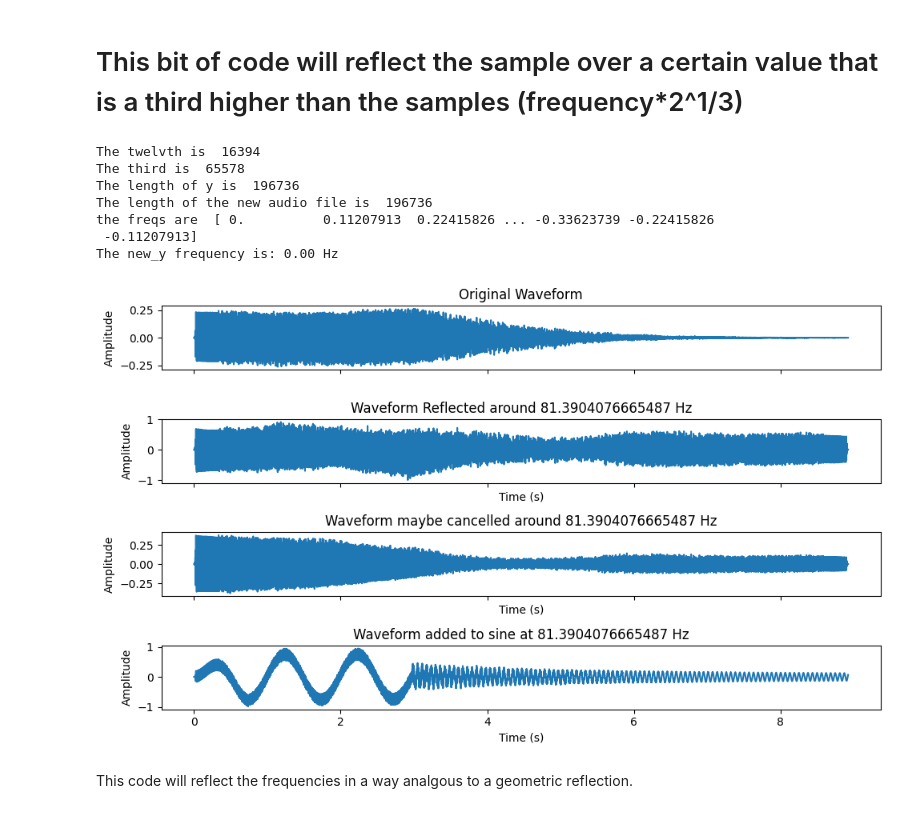
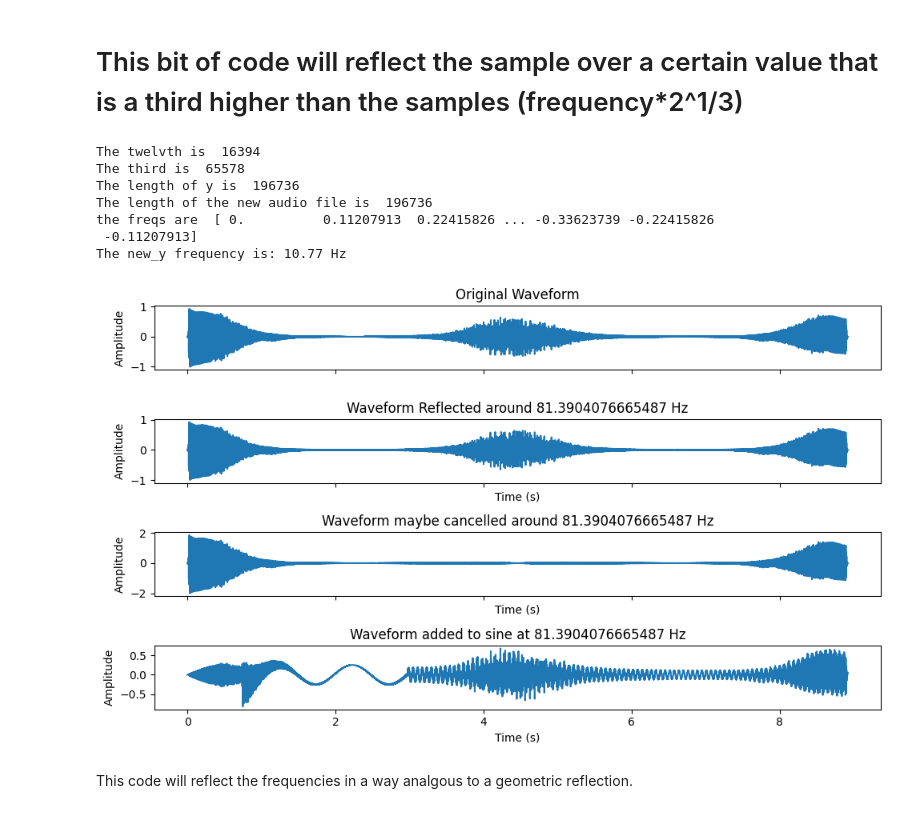
Before and after one commit to mutecypher/Sound_manipulation, a Jupyter notebook: Just_read_and_plot.ipynb, the cells around one changed output. Cells and saved outputs as stored; diff of their text form; code cells hidden in the pictures.

```diff
--- a/Just_read_and_plot.ipynb
+++ b/Just_read_and_plot.ipynb
@@ -4,15 +4,16 @@ import librosa.display
 import matplotlib.pyplot as plt
 import numpy as np
 import soundfile as sf  # Import the soundfile library
+import scipy.signal as signal
 
 # Load an audio file
 print("librosa version is ",librosa.__version__)
-audio_file = '/Volumes/Elements/GitHub/Sound_manipulation/Square C plus LAG-B1-V127-WW9O.aif'
+audio_file = '/Volumes/Elements/GitHub/Sound_manipulation/semi_reflected_sample.aif'
 y, sr = librosa.load(audio_file)
 print("The length of the audio file is ",len(y))
 print("The y parameter is ",y  )
 print("The sr parameter is ",sr  )
-# Display the waveform
+# Display the waveformpip
 plt.figure(figsize=(10, 4))
 librosa.display.waveshow(y, sr=sr)
 plt.title('Audio Waveform')
@@ -51,6 +51,7 @@ The central frequency is: 64.60 Hz
 reflect_freq = central_freq*(pow(2,1/3))  # Hz
 
 new_y = []
+
 pi = np.pi
 twelvth = np.floor(len(y)/12).astype(int)
 third = np.floor(len(y)/3).astype(int)
@@ -58,13 +59,16 @@ print("The twelvth is ",twelvth)
 print("The third is ",third)
 print("The length of y is ",len(y))
 for i in range(twelvth):
-    d = y[i] + 1.5*np.sin(2*pi*central_freq*i/(sr*64))*(1- np.exp(-i/np.floor(len(y)/12)))
+    d = y[i] * 1.1*np.sin(2*pi*central_freq*i/(sr*256))*(1- np.exp(-i//sr))
+    d = d
     new_y.append(d)
 for i in range( twelvth, third):
-    d = y[i]+ 0.9*np.sin(2*pi*central_freq*i/(sr*64))
+    d = y[i]+ 0.3*np.sin(2*pi*central_freq*i/(sr*64))
+    d = d + y[i-32] + y[i-36]
     new_y.append(d)
 for i in range( third, len(y)):
-    d = y[i]+ 0.3*np.sin(2*pi*central_freq*i/(sr*4))*(np.exp(-(i-len(y)/3)/len(y)))
+    d = y[i]+ 0.2*np.sin(2*pi*central_freq*i/(sr*4))*(np.exp(-(i-len(y)/3)/len(y)))
+    d = d
     new_y.append(d)
 print("The length of the new audio file is ",len(new_y))
 
@@ -123,35 +127,35 @@ print("The new_y frequency is: {:.2f} Hz".format(new_y_freq))
 fig, ax = plt.subplots(nrows=4, figsize=(10, 6), sharex=True)
 
 ax[0].plot(time, y)
 ax[0].set_title('Original Waveform')
 ax[0].set_ylabel('Amplitude')
 
 ax[1].plot(time, reflected_y)
 ax[1].set_title(f'Waveform Reflected around {reflect_freq} Hz')
 ax[1].set_xlabel('Time (s)')
 ax[1].set_ylabel('Amplitude')
 
 ax[2].plot(time, dawg)
 ax[2].set_title(f'Waveform maybe cancelled around {reflect_freq} Hz')
 ax[2].set_xlabel('Time (s)')
 ax[2].set_ylabel('Amplitude')
 
 ax[3].plot(time, new_y)
 ax[3].set_title(f'Waveform added to sine at {reflect_freq} Hz')
 ax[3].set_xlabel('Time (s)')
 ax[3].set_ylabel('Amplitude')
 
 plt.tight_layout()
 plt.show()
 # %% [output]
 The twelvth is  16394
 The third is  65578
 The length of y is  196736
 The length of the new audio file is  196736
 the freqs are  [ 0.          0.11207913  0.22415826 ... -0.33623739 -0.22415826
  -0.11207913]
-The new_y frequency is: 0.00 Hz
+The new_y frequency is: 10.77 Hz
-[figure, old version]
+[figure, new version]
 # %% [markdown]
 This code will reflect the frequencies in a way analgous to a geometric reflection.
 # %%
```
Also changed, not shown: parts of 4 cells of this notebook, 4 other files.
